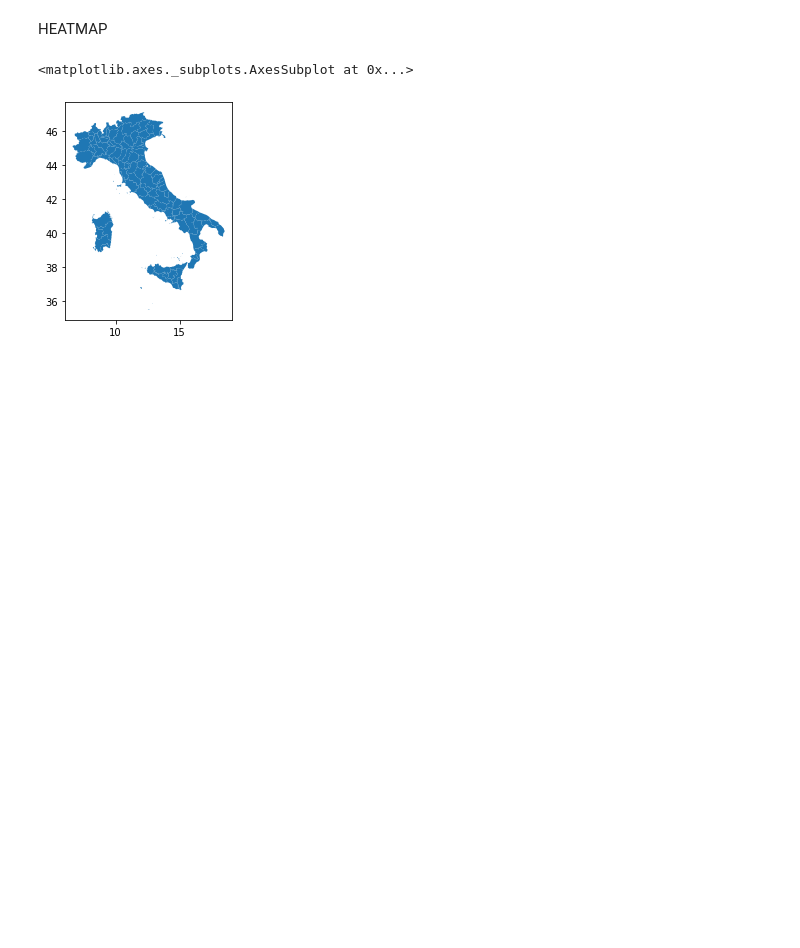
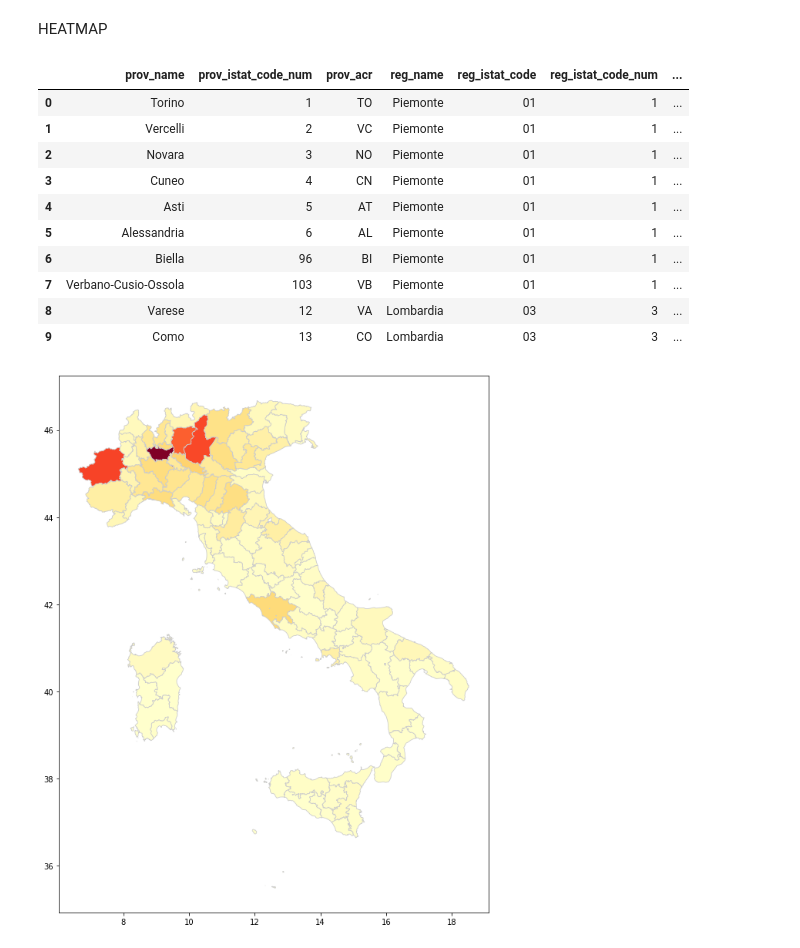
Before and after one commit to pisalore/AAGM_exam, a Jupyter notebook: pandas_exam.ipynb, the cells around one changed output. Saved outputs shown, nothing was run; the diff lists cells and outputs as text; code cells hidden in the pictures; blank space fills up the shorter version.

Commit message:
created provinces heatmap

```diff
--- a/pandas_exam.ipynb
+++ b/pandas_exam.ipynb
@@ -636,10 +636,35 @@ plt.show()
 [figure]
 # %% [markdown]
 HEATMAP
-# %%
-it_geo = "limits_IT_provinces.geojson"
-map_df = gpd.read_file(it_geo)
-map_df.plot()
-# %% [output]
-<matplotlib.axes._subplots.AxesSubplot at 0x...>
-[figure, removed]
+# %%
+import geopandas as gpd
+it_geo = "limits_IT_provinces.geojson"
+map_df = gpd.read_file(it_geo)
+province_map = map_df.head(107)
+dF_today_prov = dF_provinces[['denominazione_provincia', 'totale_casi']].tail(107)
+merged = pd.merge(province_map, dF_today_prov, left_on=  ['prov_name'],
+                   right_on= ['denominazione_provincia'])
+display(merged.head(10))
+
+total_cases_col = 'totale_casi'
+# choropletic scale
+v_min, v_max = 120, 220
+fig8, ax8 = plt.subplots(1, figsize=(10, 20))
+merged.plot(column=total_cases_col, cmap="YlOrRd", linewidth=0.8, ax=ax8, edgecolor="0.8")
+# map_df.plot(figsize=(10,20))
+print()
+
+#  prov_name  prov_istat_code_num prov_acr  \
+# %% [output]
+|  | prov_name | prov_istat_code_num | prov_acr | reg_name | reg_istat_code | reg_istat_code_num | ... |
+| 0 | Torino | 1 | TO | Piemonte | 01 | 1 | ... |
+| 1 | Vercelli | 2 | VC | Piemonte | 01 | 1 | ... |
+| 2 | Novara | 3 | NO | Piemonte | 01 | 1 | ... |
+| 3 | Cuneo | 4 | CN | Piemonte | 01 | 1 | ... |
+| 4 | Asti | 5 | AT | Piemonte | 01 | 1 | ... |
+| 5 | Alessandria | 6 | AL | Piemonte | 01 | 1 | ... |
+| 6 | Biella | 96 | BI | Piemonte | 01 | 1 | ... |
+| 7 | Verbano-Cusio-Ossola | 103 | VB | Piemonte | 01 | 1 | ... |
+| 8 | Varese | 12 | VA | Lombardia | 03 | 3 | ... |
+| 9 | Como | 13 | CO | Lombardia | 03 | 3 | ... |
+[figure, added]
```
Also changed, not shown: 1 other file.
